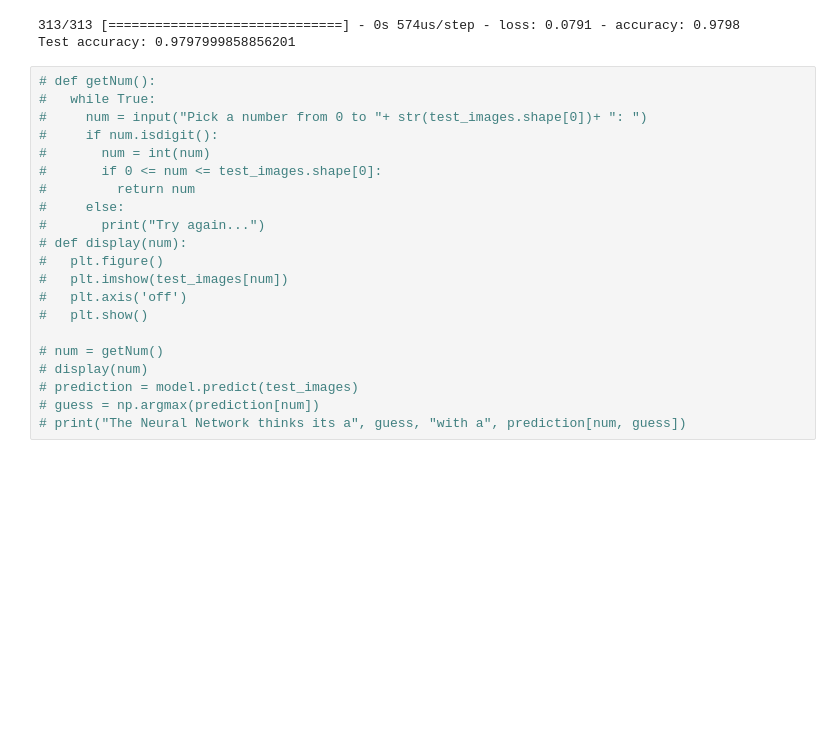
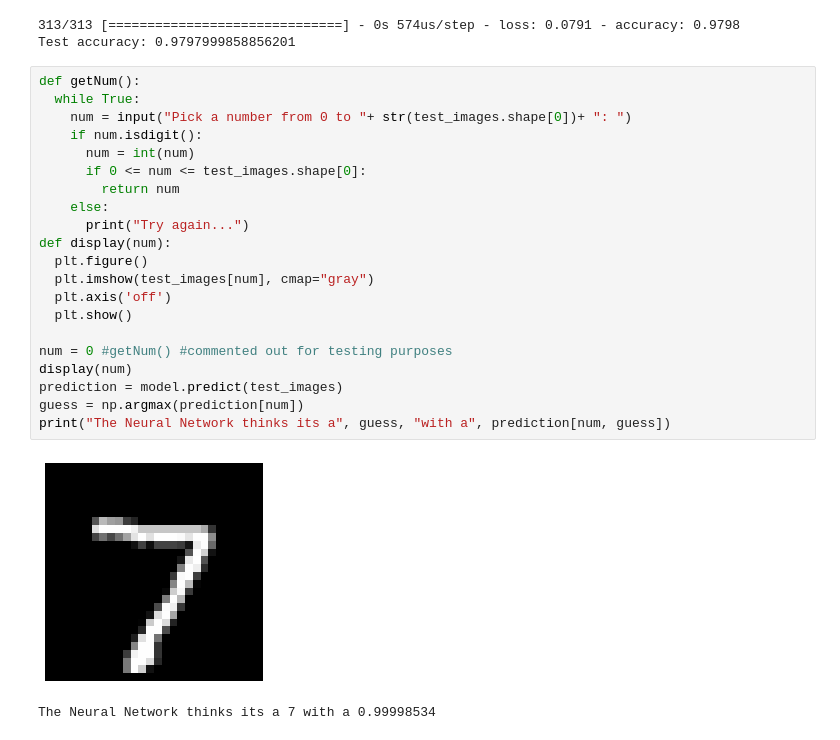
Before and after one commit to Rocket720/PersonalProjects, a Jupyter notebook: Projects/NeuralNetwork/Digit_Perceptron_TF.ipynb, the cells around one changed output. Saved outputs shown, nothing was run; the diff lists cells and outputs as text; blank space fills up the shorter version.

```diff
--- a/Projects/NeuralNetwork/Digit_Perceptron_TF.ipynb
+++ b/Projects/NeuralNetwork/Digit_Perceptron_TF.ipynb
@@ -63,25 +63,28 @@ print('Test accuracy:', test_acc)
 313/313 [==============================] - 0s 574us/step - loss: 0.0791 - accuracy: 0.9798
 Test accuracy: 0.9797999858856201
 # %%
-# def getNum():
-#   while True:
-#     num = input("Pick a number from 0 to "+ str(test_images.shape[0])+ ": ")
-#     if num.isdigit():
-#       num = int(num)
-#       if 0 <= num <= test_images.shape[0]:
-#         return num
-#     else:
-#       print("Try again...")
-# def display(num):
-#   plt.figure()
-#   plt.imshow(test_images[num])
-#   plt.axis('off')
-#   plt.show()
+def getNum():
+  while True:
+    num = input("Pick a number from 0 to "+ str(test_images.shape[0])+ ": ")
+    if num.isdigit():
+      num = int(num)
+      if 0 <= num <= test_images.shape[0]:
+        return num
+    else:
+      print("Try again...")
+def display(num):
+  plt.figure()
+  plt.imshow(test_images[num], cmap="gray")
+  plt.axis('off')
+  plt.show()
 
-# num = getNum()
-# display(num)
-# prediction = model.predict(test_images)
-# guess = np.argmax(prediction[num])
-# print("The Neural Network thinks its a", guess, "with a", prediction[num, guess])
+num = 0 #getNum() #commented out for testing purposes
+display(num)
+prediction = model.predict(test_images)
+guess = np.argmax(prediction[num])
+print("The Neural Network thinks its a", guess, "with a", prediction[num, guess])
+# %% [output]
+[figure, added]
+The Neural Network thinks its a 7 with a 0.99998534
 # %%
 custom = np.asarray(Image.open("number.png").convert("L")) / 255 # imports image and converts to grayscale pixels 0-1
```
Also changed, not shown: parts of 1 cell of this notebook, 1 other file.
